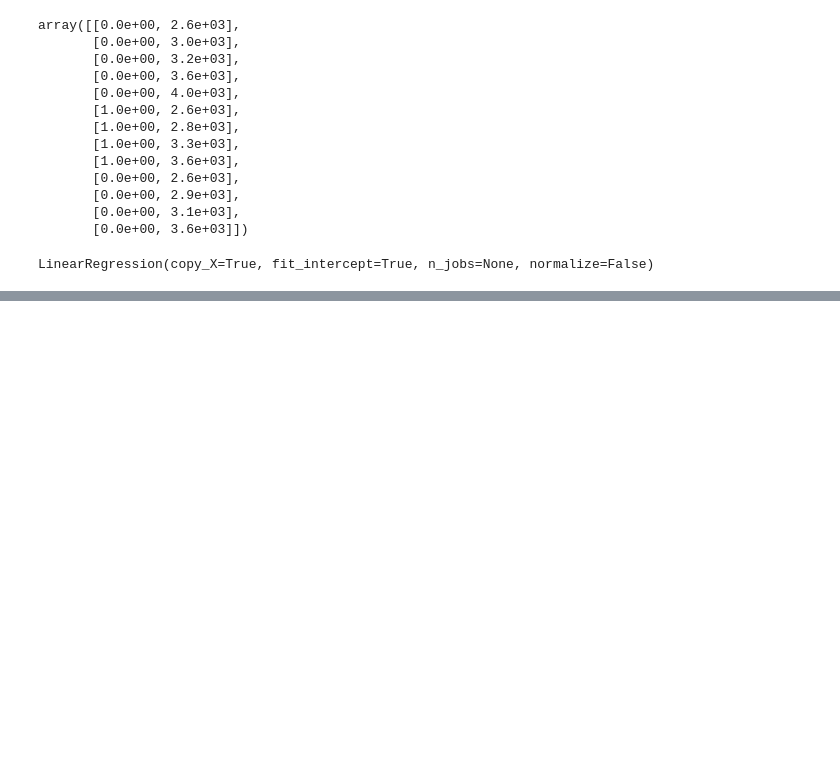
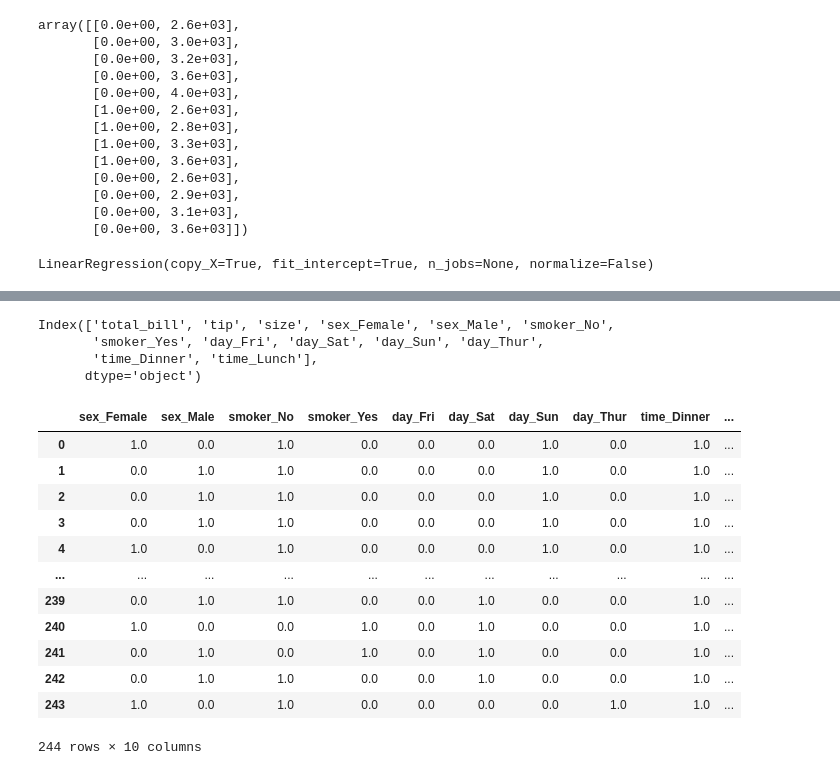
Before and after one commit to Void-Brain70/Machine_Learning, a Jupyter notebook: DummyVariables_OneHotEncoding.ipynb, the cells around one changed output, grey strips where cells are left out. Saved outputs shown, nothing was run; the diff lists cells and outputs as text; code cells hidden in the pictures; blank space fills up the shorter version.

```diff
--- a/DummyVariables_OneHotEncoding.ipynb
+++ b/DummyVariables_OneHotEncoding.ipynb
@@ -239,0 +296,5 @@ LinearRegression(copy_X=True, fit_intercept=True, n_jobs=None, normalize=False)
+# %%
+ohe = OneHotEncoder(sparse=False)
+# %%
+ohearr = ohe.fit_transform(tdf[['sex','smoker','day','time']])
+ohearr
@@ -239,0 +309,26 @@ LinearRegression(copy_X=True, fit_intercept=True, n_jobs=None, normalize=False)
+# %%
+ddf.keys()
+# %% [output]
+Index(['total_bill', 'tip', 'size', 'sex_Female', 'sex_Male', 'smoker_No',
+       'smoker_Yes', 'day_Fri', 'day_Sat', 'day_Sun', 'day_Thur',
+       'time_Dinner', 'time_Lunch'],
+      dtype='object')
+# %%
+ohedf = pd.DataFrame(ohearr,columns=['sex_Female', 'sex_Male', 'smoker_No',
+       'smoker_Yes', 'day_Fri', 'day_Sat', 'day_Sun', 'day_Thur',
+       'time_Dinner', 'time_Lunch'])
+ohedf
+# %% [output]
+|  | sex_Female | sex_Male | smoker_No | smoker_Yes | day_Fri | day_Sat | day_Sun | day_Thur | time_Dinner | ... |
+| 0 | 1.0 | 0.0 | 1.0 | 0.0 | 0.0 | 0.0 | 1.0 | 0.0 | 1.0 | ... |
+| 1 | 0.0 | 1.0 | 1.0 | 0.0 | 0.0 | 0.0 | 1.0 | 0.0 | 1.0 | ... |
+| 2 | 0.0 | 1.0 | 1.0 | 0.0 | 0.0 | 0.0 | 1.0 | 0.0 | 1.0 | ... |
+| 3 | 0.0 | 1.0 | 1.0 | 0.0 | 0.0 | 0.0 | 1.0 | 0.0 | 1.0 | ... |
+| 4 | 1.0 | 0.0 | 1.0 | 0.0 | 0.0 | 0.0 | 1.0 | 0.0 | 1.0 | ... |
+| ... | ... | ... | ... | ... | ... | ... | ... | ... | ... | ... |
+| 239 | 0.0 | 1.0 | 1.0 | 0.0 | 0.0 | 1.0 | 0.0 | 0.0 | 1.0 | ... |
+| 240 | 1.0 | 0.0 | 0.0 | 1.0 | 0.0 | 1.0 | 0.0 | 0.0 | 1.0 | ... |
+| 241 | 0.0 | 1.0 | 0.0 | 1.0 | 0.0 | 1.0 | 0.0 | 0.0 | 1.0 | ... |
+| 242 | 0.0 | 1.0 | 1.0 | 0.0 | 0.0 | 1.0 | 0.0 | 0.0 | 1.0 | ... |
+| 243 | 1.0 | 0.0 | 1.0 | 0.0 | 0.0 | 0.0 | 0.0 | 1.0 | 1.0 | ... |
+244 rows × 10 columns
```
Also changed, not shown: parts of 7 cells of this notebook.
